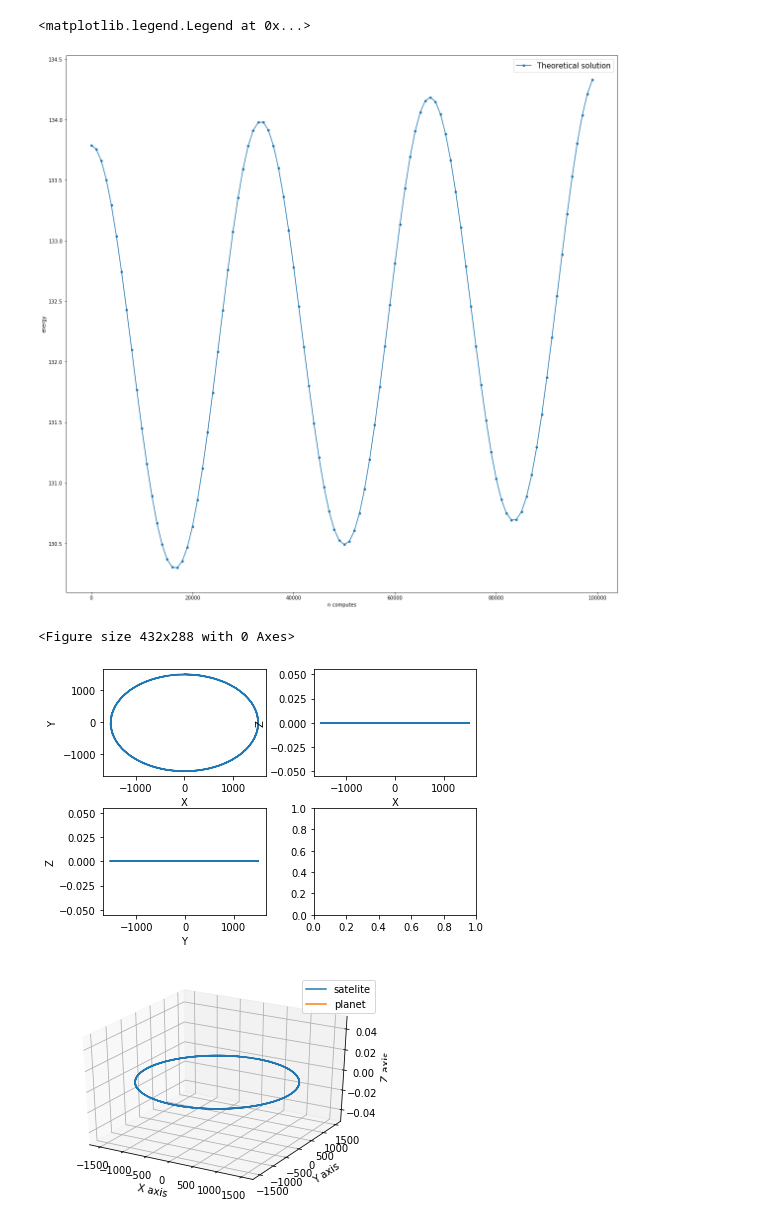
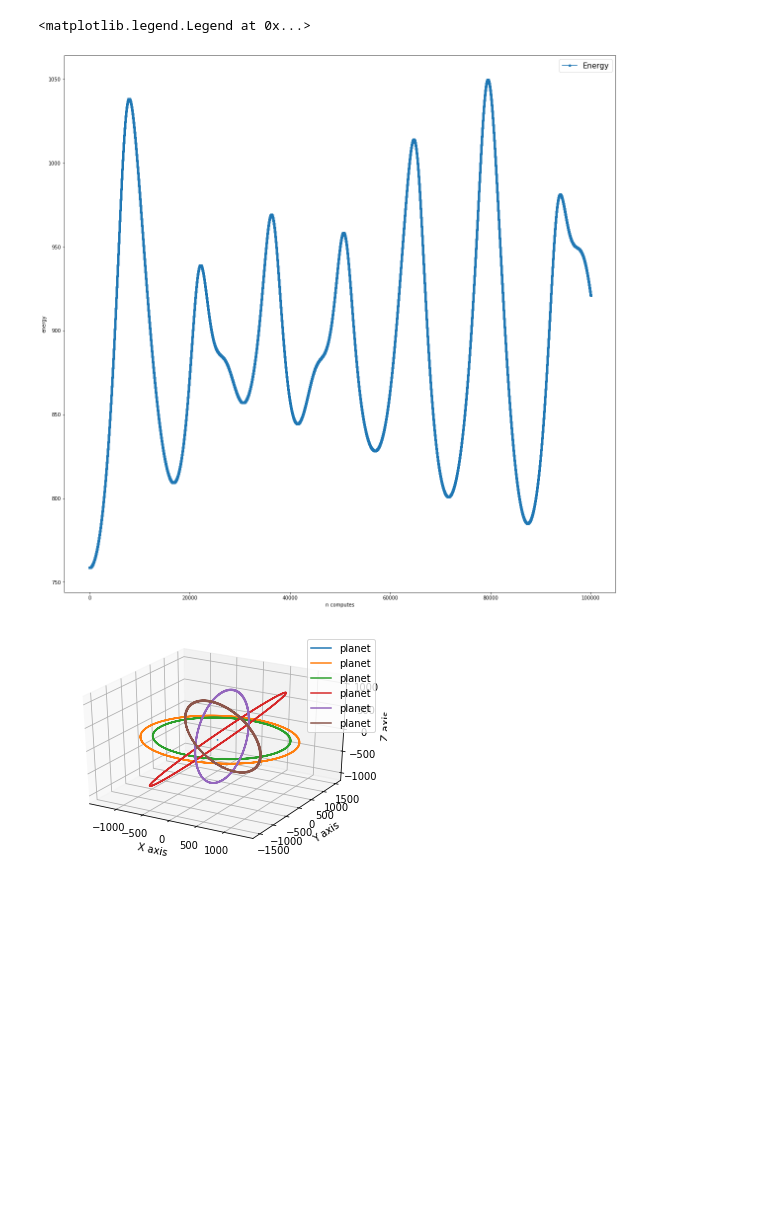
Before and after one commit to S1ckick/Nbodies, a Jupyter notebook: NBodies/Untitled.ipynb, the cells around one changed output. Cells and saved outputs as stored; diff of their text form; code cells hidden in the pictures; blank space fills up the shorter version.

Commit message:
can count multiple planets, problem when bodies were close to each other and energy become nan was fixed

```diff
--- a/NBodies/Untitled.ipynb
+++ b/NBodies/Untitled.ipynb
@@ -2,69 +2,75 @@
 import matplotlib.pyplot as plt
 import numpy as np
 
+
+import json
+with open('log.json') as f:
+  data_energy = json.load(f)
+
 figure, axes = plt.subplots(figsize = (20,20))
 
-x, y = np.loadtxt('log.txt', delimiter=',', unpack=True)
-axes.plot(x,y,linestyle='solid', marker='o', markersize=4, label='Theoretical solution')
-
+axes.plot(data_energy["n"],data_energy["energy"],linestyle='solid', marker='o', markersize=4, label='Energy')
 
 axes.set_xlabel('n computes')
 axes.set_ylabel('energy')
 axes.legend(prop={'size': 15})
 # %% [output]
 <matplotlib.legend.Legend at 0x...>
-[figure, old version]
+[figure, new version]
 # %%
 import matplotlib.pyplot as plt
 from mpl_toolkits import mplot3d
 from mpl_toolkits.mplot3d import axes3d
 import numpy as np
 
-fig = plt.figure()
-x_1, y_1, z_1, x_2, y_2, z_2 = np.loadtxt('bodies.txt', delimiter=',', unpack=True)
-max_range = max(max(x_1),max(y_1),max(z_1),max(x_2),max(y_2),max(z_2))
+import json
+with open('bodies.json') as f:
+  data_bodies = json.load(f)
+
+#fig = plt.figure()
+
+#max_range = max(max(x_1),max(y_1),max(z_1),max(x_2),max(y_2),max(z_2))
 
 
-fig, ax = plt.subplots(2,2) #fig.add_subplot(1,1,1, projection='3d')
-fig.tight_layout()
-ax[0,0].plot(x_2,y_2, label="sat")
-ax[0,1].plot(x_2,z_2, label="sat")
-ax[1,0].plot(y_2,z_2, label="sat")
+#fig, ax = plt.subplots(2,2) #fig.add_subplot(1,1,1, projection='3d')
+#fig.tight_layout()
+#ax[0,0].plot(x_2,y_2, label="sat")
+#ax[0,1].plot(x_2,z_2, label="sat")
+#ax[1,0].plot(y_2,z_2, label="sat")
 
-ax[0,0].plot(x_1,y_1, label="sun")
-ax[0,1].plot(x_1,z_1, label="sun")
-ax[1,0].plot(y_1,z_1, label="sun")
+#ax[0,0].plot(x_1,y_1, label="sun")
+#ax[0,1].plot(x_1,z_1, label="sun")
+#ax[1,0].plot(y_1,z_1, label="sun")
 
-ax[0,0].set_xlabel('X')
-ax[0,0].set_ylabel('Y')
+#ax[0,0].set_xlabel('X')
+#ax[0,0].set_ylabel('Y')
 
-ax[0,1].set_xlabel('X')
-ax[0,1].set_ylabel('Z')
+#ax[0,1].set_xlabel('X')
+#ax[0,1].set_ylabel('Z')
 
-ax[1,0].set_xlabel('Y')
-ax[1,0].set_ylabel('Z')
+#ax[1,0].set_xlabel('Y')
+#ax[1,0].set_ylabel('Z')
 
 #ax.plot(x_1, y_1, z_1, label="sun")
 #ax.plot(x_2, y_2, z_2, label="satelite")
 
 
-plt.show()
+#plt.show()
 
 fig = plt.figure()
 ax = fig.add_subplot(1,1,1, projection='3d')
-ax.plot(x_2, y_2, z_2, label="satelite")
-ax.plot(x_1, y_1, z_1, label="planet")
+
+for item in data_bodies:
+    ax.plot(item["X"], item["Y"], item["Z"], label="planet")
 
 #ax.set_xlim([-max_range,max_range])
 #ax.set_ylim([-max_range,max_range])
 #ax.set_zlim([-max_range,max_range])
 ax.set_xlabel('X axis')
 ax.set_ylabel('Y axis')
 ax.set_zlabel('Z axis')
 
 ax.legend()
 plt.show()
 # %% [output]
-<Figure size 432x288 with 0 Axes>
-[figure, old version]
+[figure, new version]
-[figure, removed]
```
Also changed, not shown: 8 other files.
